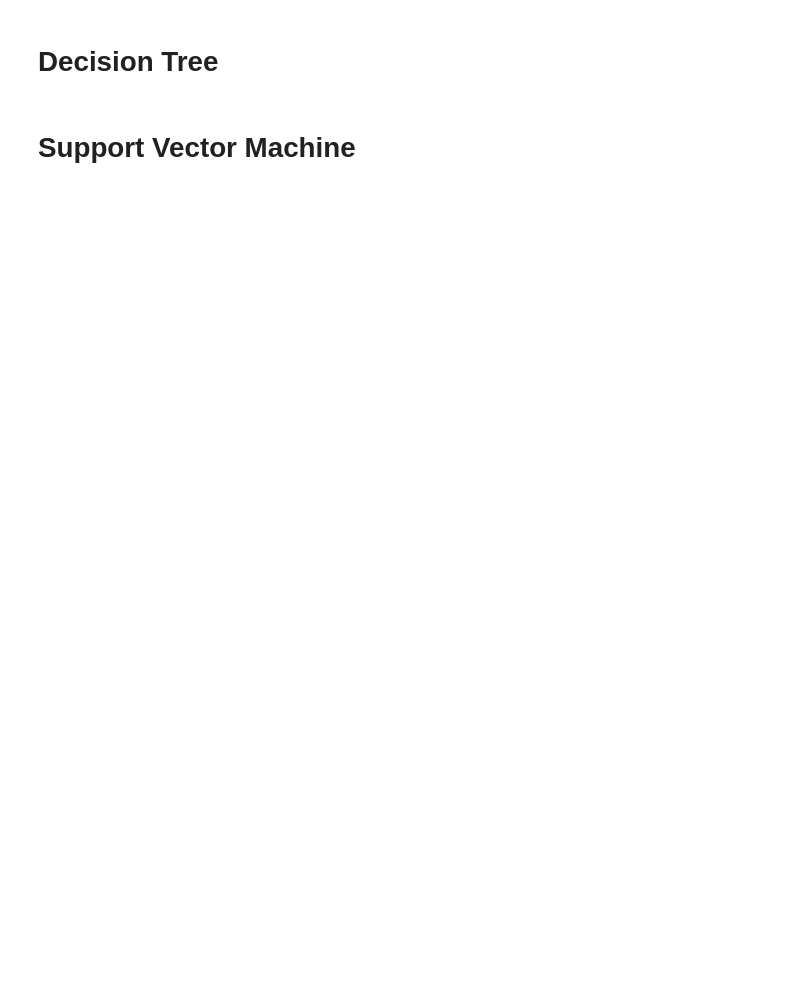
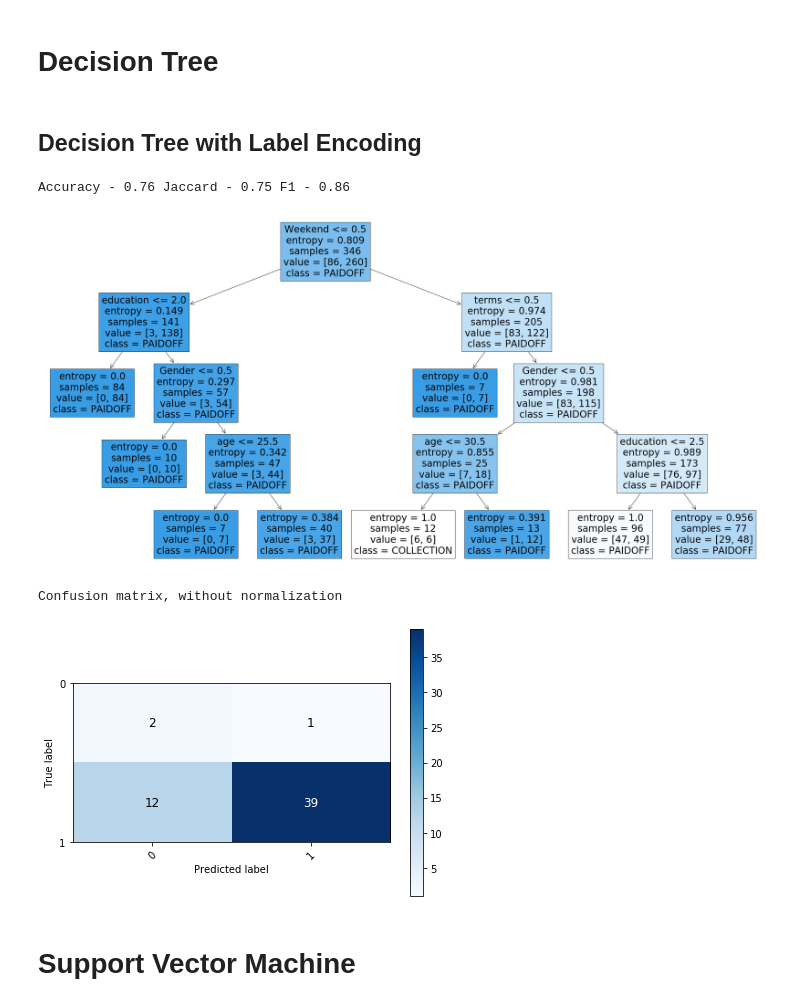
Before and after one commit to jwillis0720/CourseraJRW, a Jupyter notebook: IBM/MachineLearningwPython/week6_final/ML0101EN-Proj-Loan-py-v1.ipynb, the cells around one changed output. Cells and saved outputs as stored; diff of their text form; code cells hidden in the pictures; blank space fills up the shorter version.

```diff
--- a/IBM/MachineLearningwPython/week6_final/ML0101EN-Proj-Loan-py-v1.ipynb
+++ b/IBM/MachineLearningwPython/week6_final/ML0101EN-Proj-Loan-py-v1.ipynb
@@ -327,4 +330,75 @@ array(['PAIDOFF', 'PAIDOFF', 'PAIDOFF', 'PAIDOFF', 'COLLECTION',
 # %% [markdown]
 # Decision Tree
+# %% [markdown]
+## Decision Tree with Label Encoding
+# %%
+def get_label_encoding(url):
+    '''get label encoding datasets from url provided by coursera'''
+
+    #Read in dataset
+    loan_df = pd.read_csv(url)
+
+    #cast to datetime
+    loan_df['due_date'] = pd.to_datetime(loan_df['due_date'])
+    loan_df['effective_date'] = pd.to_datetime(loan_df['effective_date'])
+
+    #Find out which day of week effecteive date was on
+    loan_df['effective_date_dayofweek'] = loan_df['effective_date'].dt.day_name()
+
+    loan_df['Weekend'] = 0
+    loan_df.loc[loan_df['effective_date_dayofweek'].isin(['Friday','Saturday','Sunday']),'Weekend'] = 1
+
+    loan_df = loan_df.drop(['Unnamed: 0','Unnamed: 0.1','effective_date','due_date','effective_date_dayofweek'],axis=1)
+
+    #even principal and term are categorical
+    labels = ['Principal','terms','education','Gender']
+    for label in labels:
+        lc = preprocessing.LabelEncoder()
+        categories = np.unique(loan_df[label])
+        lc.fit(categories)
+        loan_df[label] = lc.transform(loan_df[label])
+
+    return loan_df
+
+#get both training and official datasets
+encoded_train_df = get_label_encoding(train_csv_url)
+encoded_test_df = get_label_encoding(test_csv_url)
+
+#split into features and training,test ouput
+encoded_train_df_x = encoded_train_df.drop('loan_status',axis=1)
+encoded_test_df_x = encoded_test_df.drop('loan_status',axis=1)
+encoded_train_df_y = encoded_train_df['loan_status']
+encoded_test_df_y = encoded_test_df['loan_status']
+
+
+#change Y data to binary so we can score it easy
+le = preprocessing.LabelEncoder()
+le.fit(encoded_train_df_y)
+encoded_train_df_y_binary = le.transform(encoded_train_df_y)
+encoded_test_df_y_binary = le.transform(encoded_test_df_y)
+
+#Decision tree class works well with max detp
+dt = tree.DecisionTreeClassifier(max_depth=4,criterion='entropy')
+dt.fit(encoded_train_df_x,encoded_train_df_y_binary)
+y_hat_test = dt.predict(encoded_test_df_x)
+
+#score on encoded test
+dt_acc = accuracy_score(y_hat_test, encoded_test_df_y_binary)
+dt_jac = jaccard_score(y_hat_test, encoded_test_df_y_binary)
+dt_f1 = f1_score(y_hat_test, encoded_test_df_y_binary)
+
+
+print("Accuracy - {:.2f} Jaccard - {:.2} F1 - {:.2}".format(dt_acc, dt_jac, dt_f1))
+
+#plot
+fig, ax = plt.subplots(figsize=(40, 20))
+tree.plot_tree(dt,ax=ax,feature_names=encoded_test_df_x.columns,class_names=np.unique(encoded_train_df_y),filled=True)
+plt.show()
+plot_confusion_matrix(confusion_matrix(y_hat_test,encoded_test_df_y_binary ),classes=np.unique(y_hat_test))
+# %% [output]
+Accuracy - 0.76 Jaccard - 0.75 F1 - 0.86
+[figure, added]
+Confusion matrix, without normalization
+[figure, added]
 # %% [markdown]
 # Support Vector Machine
```
Also changed, not shown: parts of 23 cells of this notebook, 1 other file.
